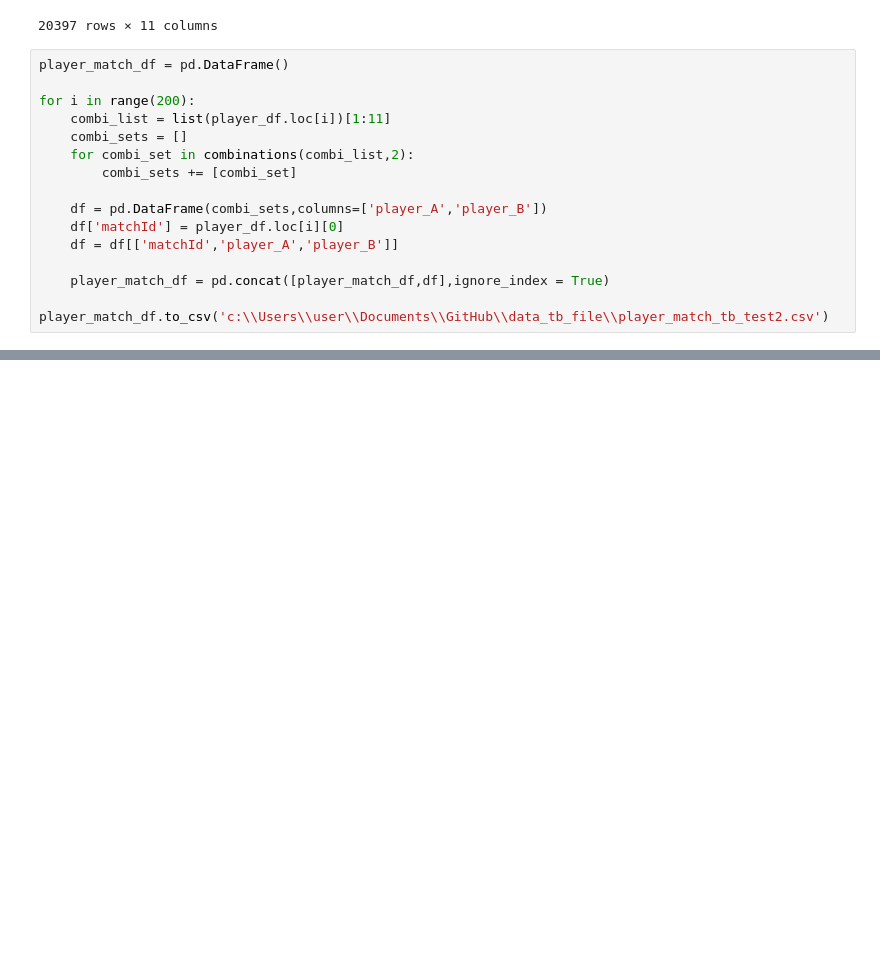
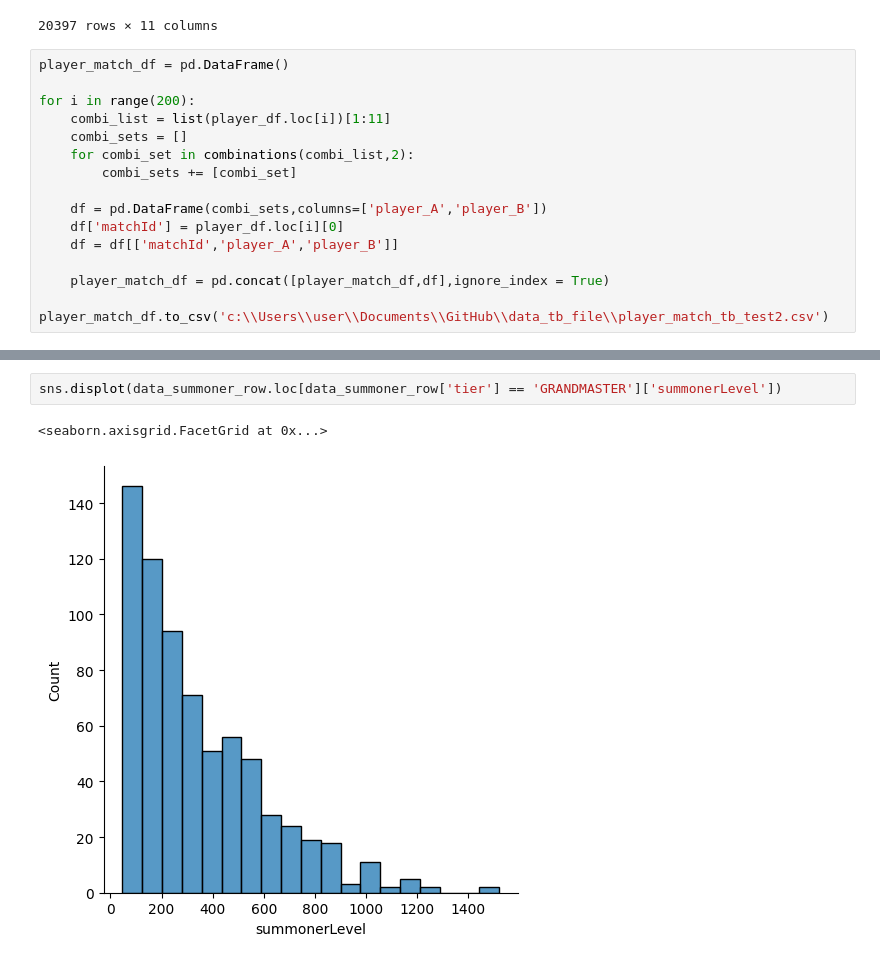
Before and after one commit to kim-bo-saeng/personal_project, a Jupyter notebook: lol_data/lol_data_analysis.ipynb, the cells around one changed output, grey strips where cells are left out. Drawn from its saved outputs; the diff is of its cells as text; blank space fills up the shorter version.

```diff
--- a/lol_data/lol_data_analysis.ipynb
+++ b/lol_data/lol_data_analysis.ipynb
@@ -41,0 +80,5 @@ player_match_df.to_csv('c:\\Users\\user\\Documents\\GitHub\\data_tb_file\\player
+# %%
+sns.displot(data_summoner_row.loc[data_summoner_row['tier'] == 'GRANDMASTER']['summonerLevel'])
+# %% [output]
+<seaborn.axisgrid.FacetGrid at 0x...>
+[figure, added]
```
Also changed, not shown: parts of 18 cells of this notebook.
